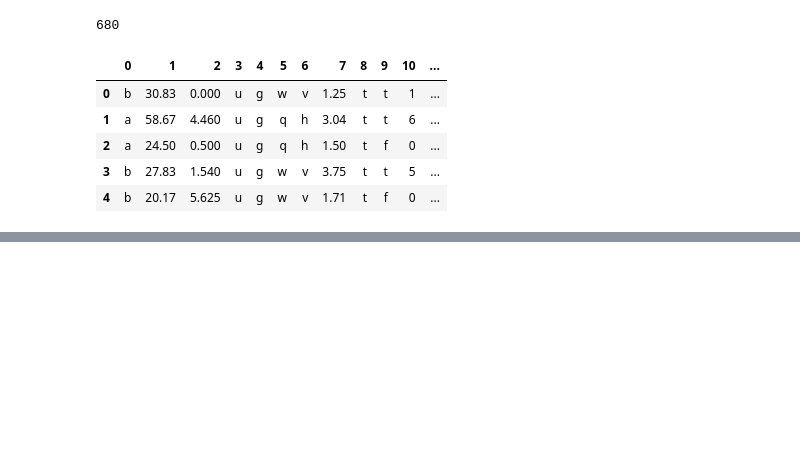
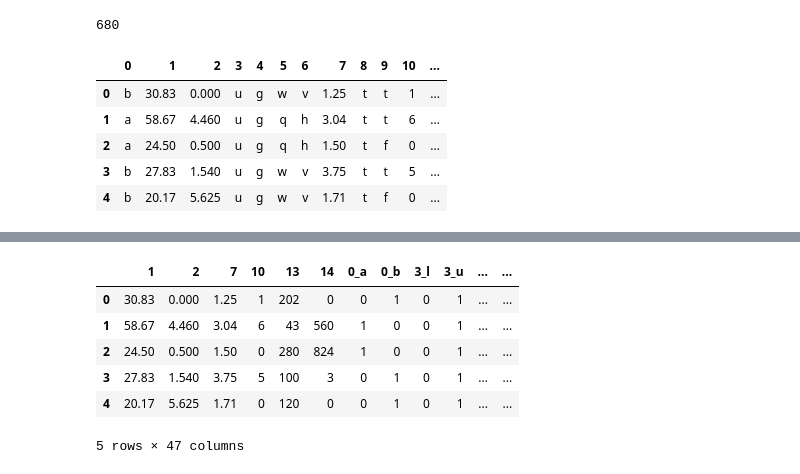
Before and after one commit to mdkearns/credit-approval-prediction, a Jupyter notebook: customer-data/customer-data-preprocessing.ipynb, the cells around one changed output, grey strips where cells are left out. Cells and saved outputs as stored; diff of their text form; code cells hidden in the pictures; blank space fills up the shorter version.

```diff
--- a/customer-data/customer-data-preprocessing.ipynb
+++ b/customer-data/customer-data-preprocessing.ipynb
@@ -93,0 +183,12 @@ df.head()
+# %%
+# now we can simply drop the duplicate output label column
+df = df.drop(columns='15_-')
+df.head()
+# %% [output]
+|  | 1 | 2 | 7 | 10 | 13 | 14 | 0_a | 0_b | 3_l | 3_u | ... | ... |
+| 0 | 30.83 | 0.000 | 1.25 | 1 | 202 | 0 | 0 | 1 | 0 | 1 | ... | ... |
+| 1 | 58.67 | 4.460 | 3.04 | 6 | 43 | 560 | 1 | 0 | 0 | 1 | ... | ... |
+| 2 | 24.50 | 0.500 | 1.50 | 0 | 280 | 824 | 1 | 0 | 0 | 1 | ... | ... |
+| 3 | 27.83 | 1.540 | 3.75 | 5 | 100 | 3 | 0 | 1 | 0 | 1 | ... | ... |
+| 4 | 20.17 | 5.625 | 1.71 | 0 | 120 | 0 | 0 | 1 | 0 | 1 | ... | ... |
+5 rows × 47 columns
```
Also changed, not shown: parts of 8 cells of this notebook, 1 other file.
